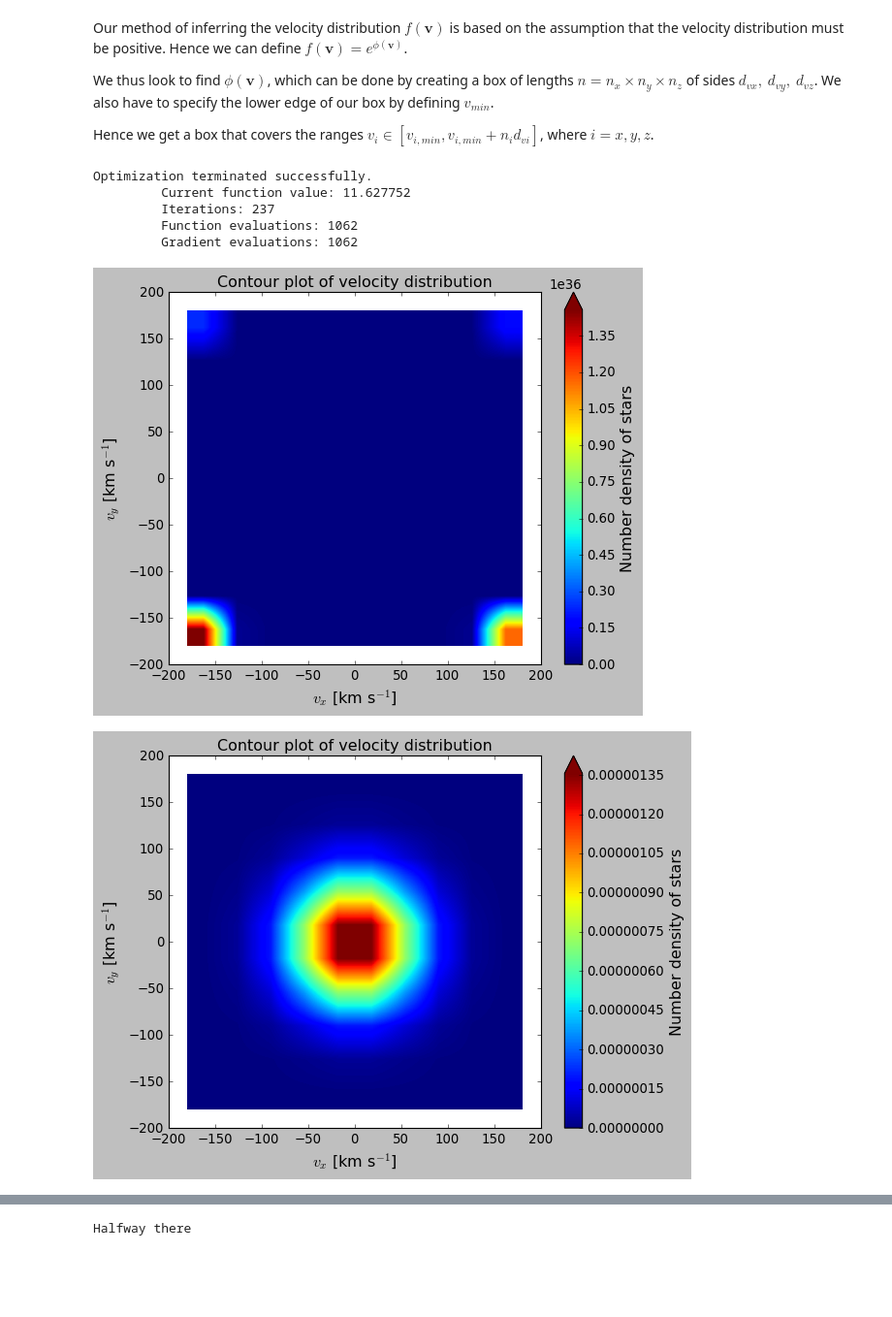
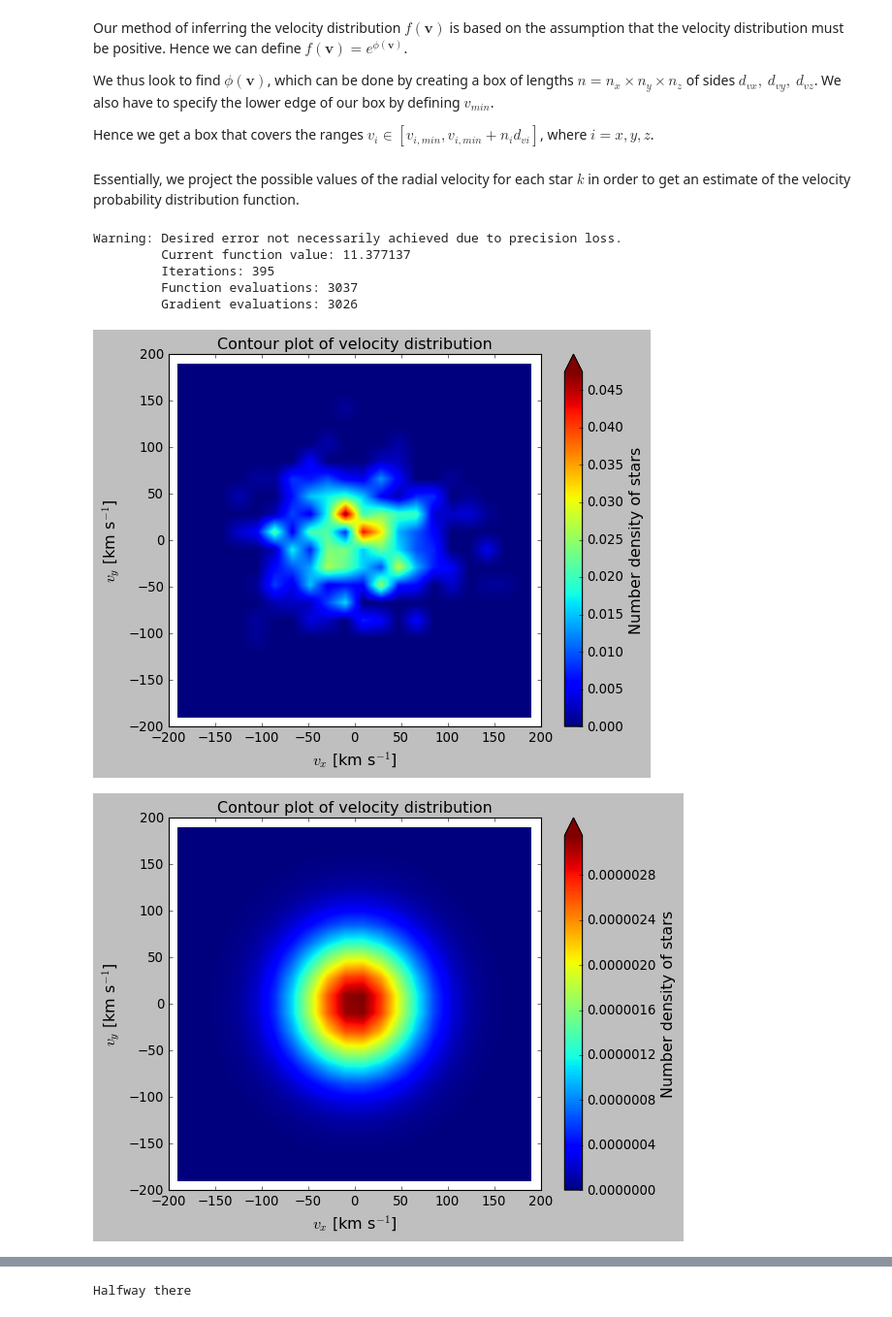
Before and after one commit to PaulMcMillan-Astro/DeprojectionProject, a Jupyter notebook: InitialDeprojectionNotebook.ipynb, the cells around one changed output, grey strips where cells are left out. Shown: that part at 97% size. Saved outputs shown, nothing was run; the diff lists cells and outputs as text; code cells hidden in the pictures; blank space fills up the shorter version.

```diff
--- a/InitialDeprojectionNotebook.ipynb
+++ b/InitialDeprojectionNotebook.ipynb
@@ -105,6 +105,8 @@ dv = np.array([40,40,40])
 vmin = np.array([-200,-200,-200])
+# %% [markdown]
+Essentially, we project the possible values of the radial velocity for each star $k$ in order to get an estimate of the velocity probability distribution function.
 # %%
-def get_L(phi,*args):
+def get_negL(phi,*args):
 
     """The function that we wish to optimise."""
 
@@ -133,7 +135,7 @@ def get_L(phi,*args):
 
     return negL
 # %%
-def get_grad_L(phi,*args):
+def get_grad_negL(phi,*args):
 
     """In this function we compute the gradient of L. We compute the derivative for each cell and return a
     1D array of length (nx*ny*nz)."""
@@ -163,11 +165,13 @@ def get_grad_L(phi,*args):
 
     grad_L = K_term/N-np.exp(phi)-(alpha*dvx*dvy*dvz)*dphixhi_rav
 
-    return -1*grad_L
+    grad_negL = -1*grad_L
+
+    return grad_negL
 # %%
 def max_L(v0_guess,disp_guess,alpha, pvals, rhatvals, vmin, dv, n):
 
-    """Function that employs scipy.optimize.fmin_cg to maximise the function get_L().
+    """Function that employs scipy.optimize.fmin_cg to maximise the function get_negL().
     It takes guesses of the distribution (currently only supports Gaussian guesses) and the relevant data from the
     star sample for which the velocity distribution is to be estimated."""
 
@@ -190,31 +194,35 @@ def max_L(v0_guess,disp_guess,alpha, pvals, rhatvals, vmin, dv, n):
 
     phi0 = np.ravel(phi0) #fmin_cg only takes one-dimensional inputs for the initial guess
 
-    mxl, phi_all = fmin_cg(get_L, phi0, fprime = get_grad_L, args=args, retall=True)
+    mxl, phi_all = fmin_cg(get_negL, phi0, fprime = get_grad_negL, args=args, retall=True)
 
-    mxlnew = - mxl.reshape(n)
+    mxlnew = mxl.reshape(n)
 
     return mxlnew, phi_all
 
-    #return get_L(phi0, Kvals, N, alpha, dv, n, sigma2)
+    #return get_negL(phi0, Kvals, N, alpha, dv, n, sigma2)
 # %%
 v_guess = np.array([2,1,-3])
 disp_guess = np.array([20,40,30])
 
-mxl, phi_all = max_L(v_guess, disp_guess,1e-15, pvals, rhatvals, vmin, dv, n)
+mxl, phi_all = max_L(v_guess, disp_guess,1e-14, pvals, rhatvals, vmin, dv, n)
 # %% [output]
-Optimization terminated successfully.
-         Current function value: 11.627752
-         Iterations: 237
-         Function evaluations: 1062
-         Gradient evaluations: 1062
+Warning: Desired error not necessarily achieved due to precision loss.
+         Current function value: 11.377137
+         Iterations: 395
+         Function evaluations: 3037
+         Gradient evaluations: 3026
 # %%
 plot_fv(mxl,'xy',vmin,dv,n)
 
-phi0 = phi_guess(v0,v_disp,vmin,dv,n)
+sigma2, vmean0 = calc_sigma2(pvals,rhatvals,True)
+
+sigma = np.sqrt(sigma2)
+
+phi0 = phi_guess(vmean0,sigma,vmin,dv,n)
 
 plot_fv(phi0,'xy',vmin,dv,n)
 # %% [output]
-[figure, old version]
+[figure, new version]
-[figure, old version]
+[figure, new version]
 # %%
```
Also changed, not shown: parts of 13 cells of this notebook, 6 other files.
